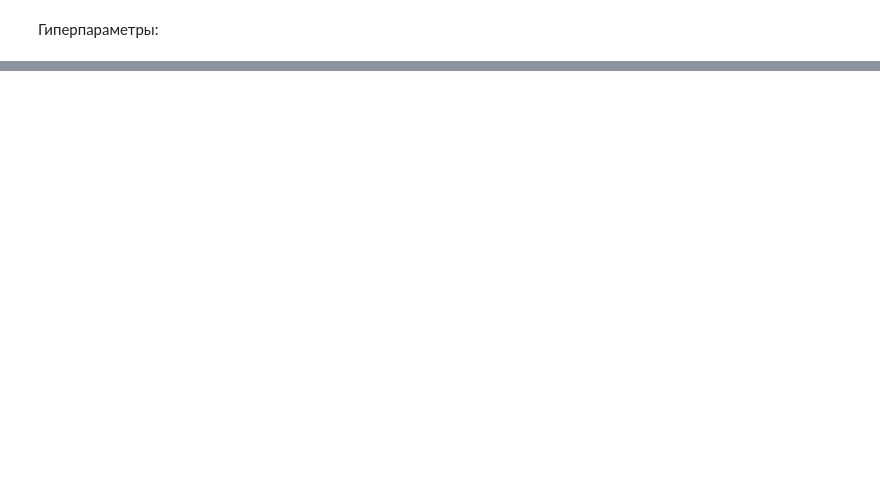
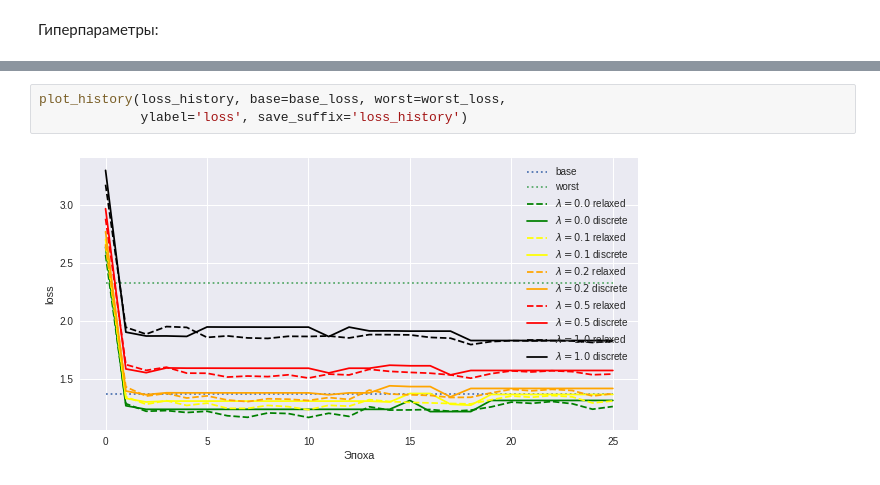
Before and after one commit to intsystems/2023-Problem-140, a Jupyter notebook: code/main_experiment.ipynb, the cells around one changed output, grey strips where cells are left out. Drawn from its saved outputs; the diff is of its cells as text; blank space fills up the shorter version.

```diff
--- a/code/main_experiment.ipynb
+++ b/code/main_experiment.ipynb
@@ -300,0 +374,5 @@ plt.savefig('/content/drive/MyDrive/m1p/figs/acceleration_curve_for_lambdas_hype
+# %%
+plot_history(loss_history, base=base_loss, worst=worst_loss,
+             ylabel='loss', save_suffix='loss_history')
+# %% [output]
+[figure, added]
```
Also changed, not shown: parts of 34 cells of this notebook.
